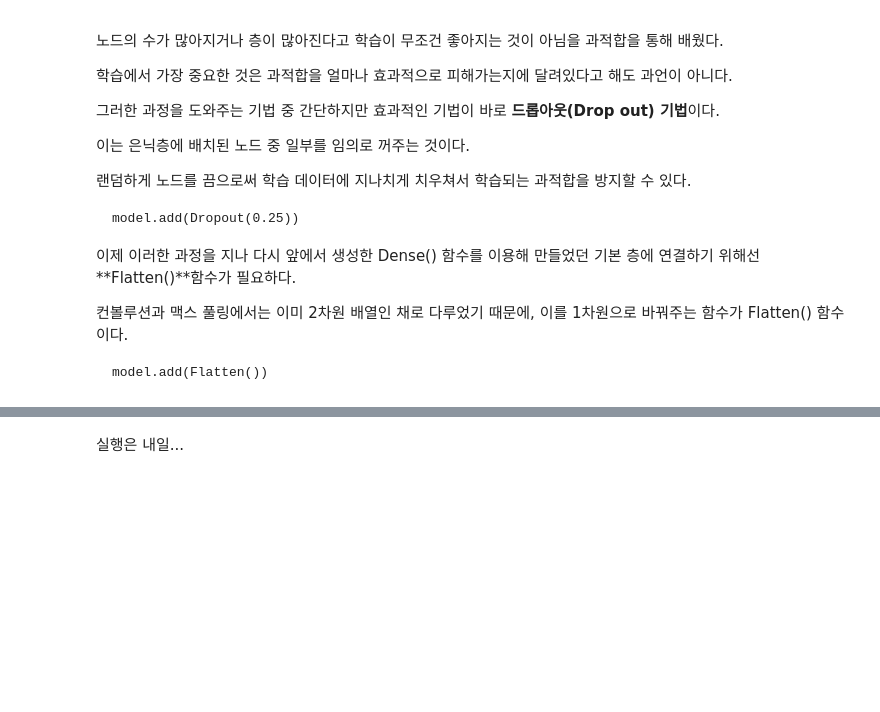
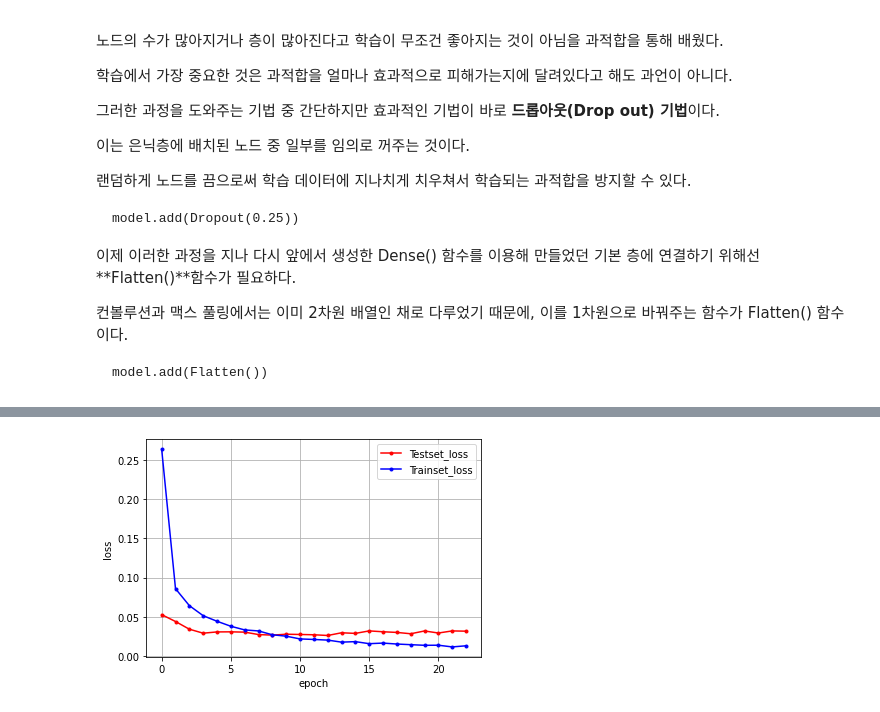
Before and after one commit to tirals88/DL_for_everyone, a Jupyter notebook: deeplearning/notebook/16장 CNN 익히기 2.ipynb, the cells around one changed output, grey strips where cells are left out. Cells and saved outputs as stored; diff of their text form; code cells hidden in the pictures; blank space fills up the shorter version.

```diff
--- a/deeplearning/notebook/16장 CNN 익히기 2.ipynb
+++ b/deeplearning/notebook/16장 CNN 익히기 2.ipynb
@@ -165,29 +180,22 @@ KeyboardInterrupt: ignored
 # %%
-model = keras.models.load_model('/content/model/15-0.0590.hdf5')
-model2 = keras.models.load_model('/content/model2/14-0.0606.hdf5')
-
-print((model.evaluate(X_test, Y_test)))
-print((model2.evaluate(X_test, Y_test)))
-print((model3.evaluate(X_test, Y_test)))
-
 #테스트셋 오차
 y_vloss = history.history['val_loss']
 
 #학습셋 오차
 y_loss = history.history['loss']
 
 #그래프로 표현
 x_len = np.arange(len(y_loss))
 plt.plot(x_len, y_vloss, marker = '.', c = 'red',
          label = 'Testset_loss')
 plt.plot(x_len, y_loss, marker = '.', c = 'blue',
          label = 'Trainset_loss')
 
 #그래프에 그리드를 주고 레이블을 표시
 plt.legend(loc='upper right')
 plt.grid()
 plt.xlabel('epoch')
 plt.ylabel('loss')
 plt.show()
+# %% [output]
+[figure, added]
-# %% [markdown]
-실행은 내일...
```
Also changed, not shown: parts of 2 cells of this notebook.
